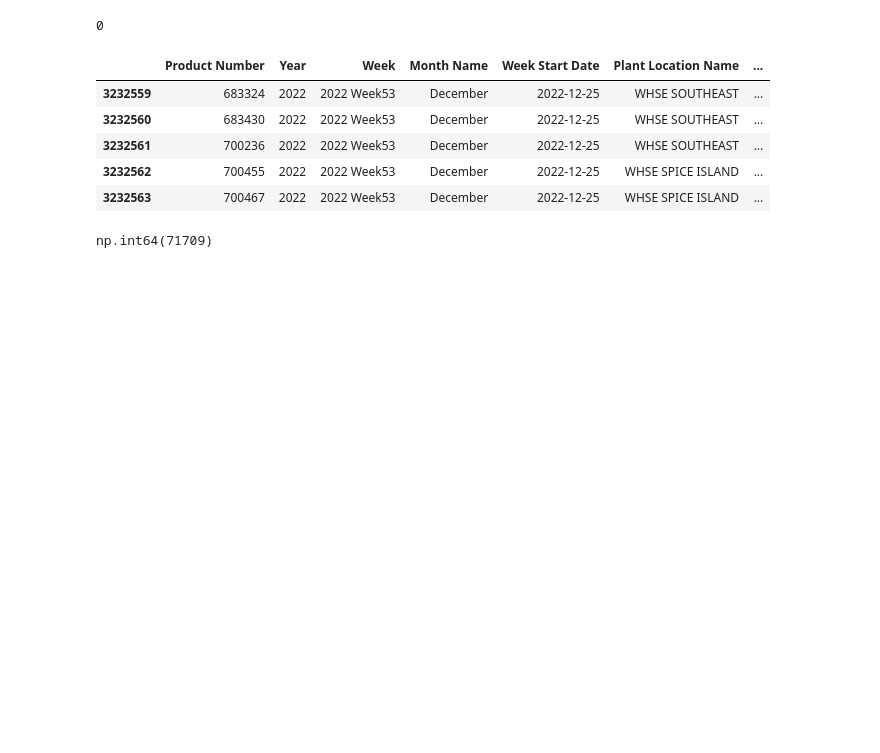
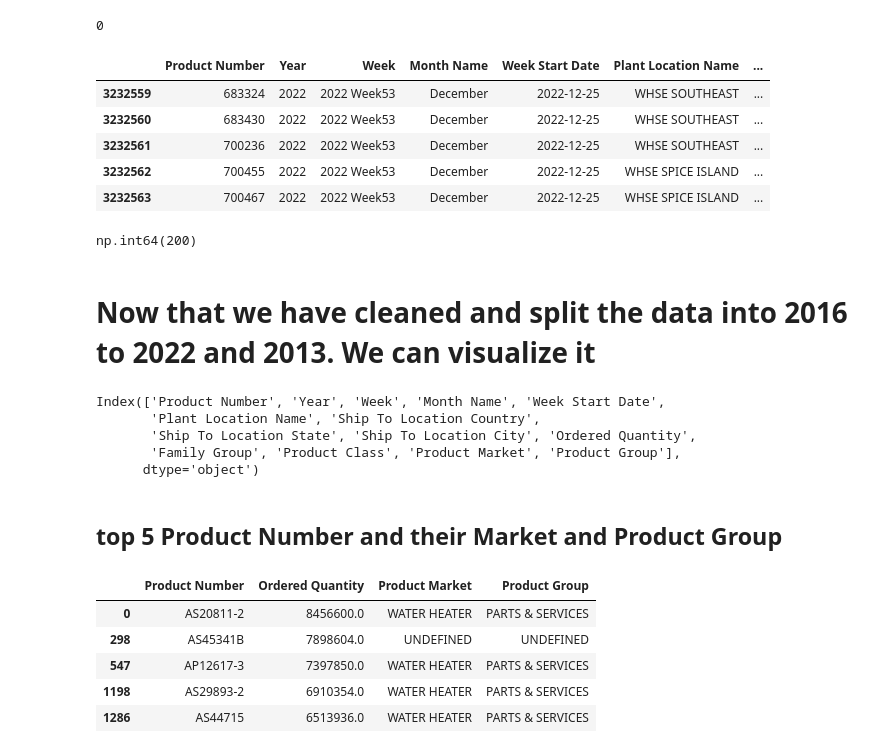
Before and after one commit to bilaalmunir/DataScience-OrderQuantity-Forecasting, a Jupyter notebook: main.ipynb, the cells around one changed output. Drawn from its saved outputs; the diff is of its cells as text; code cells hidden in the pictures; blank space fills up the shorter version.

```diff
--- a/main.ipynb
+++ b/main.ipynb
@@ -183,7 +182,33 @@ data_2016_2022.tail()
 | 3232562 | 700455 | 2022 | 2022 Week53 | December | 2022-12-25 | WHSE SPICE ISLAND | ... |
 | 3232563 | 700467 | 2022 | 2022 Week53 | December | 2022-12-25 | WHSE SPICE ISLAND | ... |
 # %%
-check= data_2016_2022['Ship To Location State'].isnull().sum().sum()
+check= data_2016_2022['Family Group'].isnull().sum().sum()
 check
 # %% [output]
-np.int64(71709)
+np.int64(200)
+# %% [markdown]
+# Now that we have cleaned and split the data into **2016 to 2022**  and **2013**. We can visualize it
+# %%
+ data_2016_2022.columns
+# %% [output]
+Index(['Product Number', 'Year', 'Week', 'Month Name', 'Week Start Date',
+       'Plant Location Name', 'Ship To Location Country',
+       'Ship To Location State', 'Ship To Location City', 'Ordered Quantity',
+       'Family Group', 'Product Class', 'Product Market', 'Product Group'],
+      dtype='object')
+# %% [markdown]
+## top 5 **Product Number** and their **Market** and **Product Group**
+# %%
+
+grouped_for_top_5_products = data_2016_2022.groupby('Product Number')['Ordered Quantity'].sum()
+top_5_products = grouped_for_top_5_products.nlargest(5)
+top_5_df = top_5_products.reset_index()
+top_5_details = pd.merge(top_5_df, data_2016_2022[['Product Number', 'Product Market', 'Product Group']], on='Product Number', how='left').drop_duplicates()
+top_5_details
+# %% [output]
+|  | Product Number | Ordered Quantity | Product Market | Product Group |
+| 0 | AS20811-2 | 8456600.0 | WATER HEATER | PARTS & SERVICES |
+| 298 | AS45341B | 7898604.0 | UNDEFINED | UNDEFINED |
+| 547 | AP12617-3 | 7397850.0 | WATER HEATER | PARTS & SERVICES |
+| 1198 | AS29893-2 | 6910354.0 | WATER HEATER | PARTS & SERVICES |
+| 1286 | AS44715 | 6513936.0 | WATER HEATER | PARTS & SERVICES |
```
Also changed, not shown: parts of 5 cells of this notebook, 1 other file.
